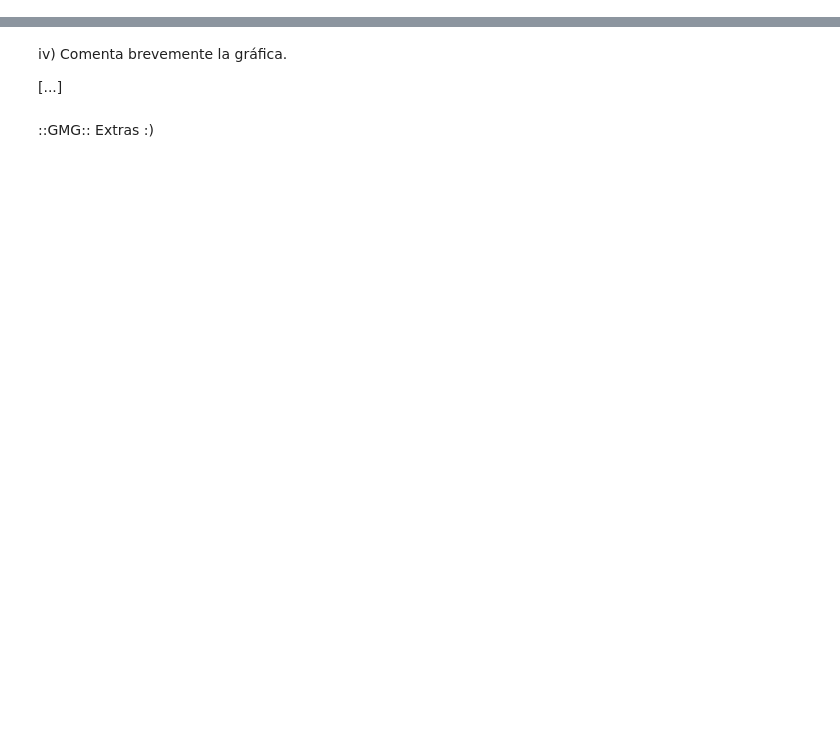
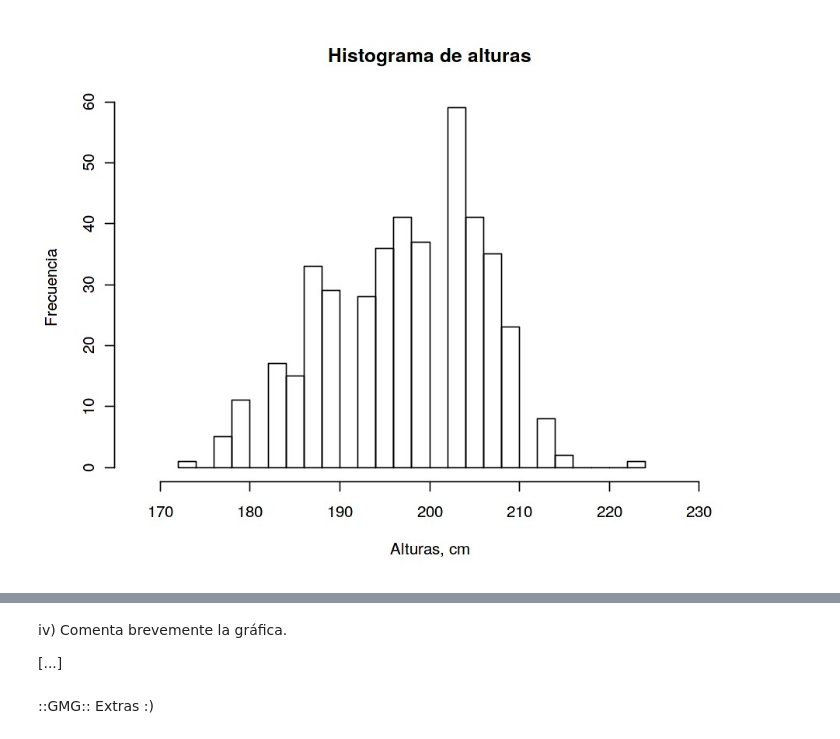
Before and after one commit to yerartdev/uc-m1965-stats, a Jupyter notebook: p1/practica1-gerardo-de-miguel-gonzalez.ipynb, the cells around one changed output, grey strips where cells are left out. Saved outputs shown, nothing was run; the diff lists cells and outputs as text; code cells hidden in the pictures; blank space fills up the shorter version.

```diff
--- a/p1/practica1-gerardo-de-miguel-gonzalez.ipynb
+++ b/p1/practica1-gerardo-de-miguel-gonzalez.ipynb
@@ -74,0 +122,10 @@ legend(x = "topright", # location of legend within plot area
+# %%
+options(repr.plot.width=8, repr.plot.height=6)
+hist(alturas,
+          breaks = 20,
+          xlim = c(min(alturas, na.rm = TRUE) - 5,max(alturas, na.rm = TRUE) + 10),
+          xlab = "Alturas, cm",
+          ylab = "Frecuencia",
+          main="Histograma de alturas")
+# %% [output]
+[figure, added]
```
Also changed, not shown: parts of 43 cells of this notebook.
